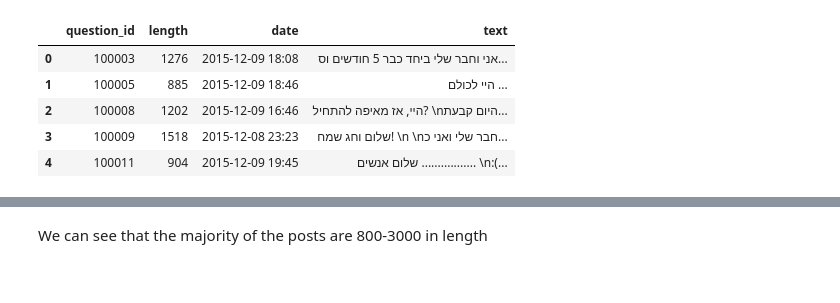
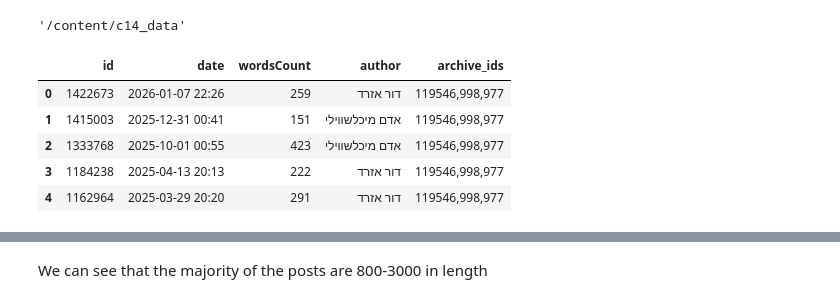
Before and after one commit to DanielHevdeli/hafifot-tiug, a Jupyter notebook: notebooks/EDA.ipynb, the cells around one changed output, grey strips where cells are left out. Cells and saved outputs as stored; diff of their text form; code cells hidden in the pictures.

```diff
--- a/notebooks/EDA.ipynb
+++ b/notebooks/EDA.ipynb
@@ -13,15 +6,26 @@ Resolving deltas: 100% (125/125), done.
+# %%
+from huggingface_hub import snapshot_download
+
+# This downloads everything to a folder named 'c14_data'
+snapshot_download(
+    repo_id="js1699344/c14_articles",
+    repo_type="dataset",
+    local_dir="c14_data"
+)
+# %% [output]
+'/content/c14_data'
 # %%
 import pandas as pd
 import matplotlib.pyplot as plt
 from transformers import BertTokenizer, AutoTokenizer
 # %%
-data = pd.read_csv('hafifot-tiug/data/raw/articles_clean.jsonl')
-metadata = pd.read_csv('hafifot-tiug/data/raw/articles_metadata.csv')
-df.head()
+data = pd.read_json('c14_data/raw/articles_clean.jsonl', lines=True)
+metadata = pd.read_csv('c14_data/raw/articles_metadata.csv')
+metadata.head()
 # %% [output]
-|  | question_id | length | date | text |
-| 0 | 100003 | 1276 | 2015-12-09 18:08 | אני וחבר שלי ביחד כבר 5 חודשים וס... |
-| 1 | 100005 | 885 | 2015-12-09 18:46 | היי לכולם ... |
-| 2 | 100008 | 1202 | 2015-12-09 16:46 | היי, אז מאיפה להתחיל? \nהיום קבעת... |
-| 3 | 100009 | 1518 | 2015-12-08 23:23 | שלום וחג שמח! \n \nחבר שלי ואני כ... |
-| 4 | 100011 | 904 | 2015-12-09 19:45 | שלום אנשים ................. \n:(... |
+|  | id | date | wordsCount | author | archive_ids |
+| 0 | 1422673 | 2026-01-07 22:26 | 259 | דור אזרד | 119546,998,977 |
+| 1 | 1415003 | 2025-12-31 00:41 | 151 | אדם מיכלשווילי | 119546,998,977 |
+| 2 | 1333768 | 2025-10-01 00:55 | 423 | אדם מיכלשווילי | 119546,998,977 |
+| 3 | 1184238 | 2025-04-13 20:13 | 222 | דור אזרד | 119546,998,977 |
+| 4 | 1162964 | 2025-03-29 20:20 | 291 | דור אזרד | 119546,998,977 |
```
Also changed, not shown: parts of 5 cells of this notebook.
